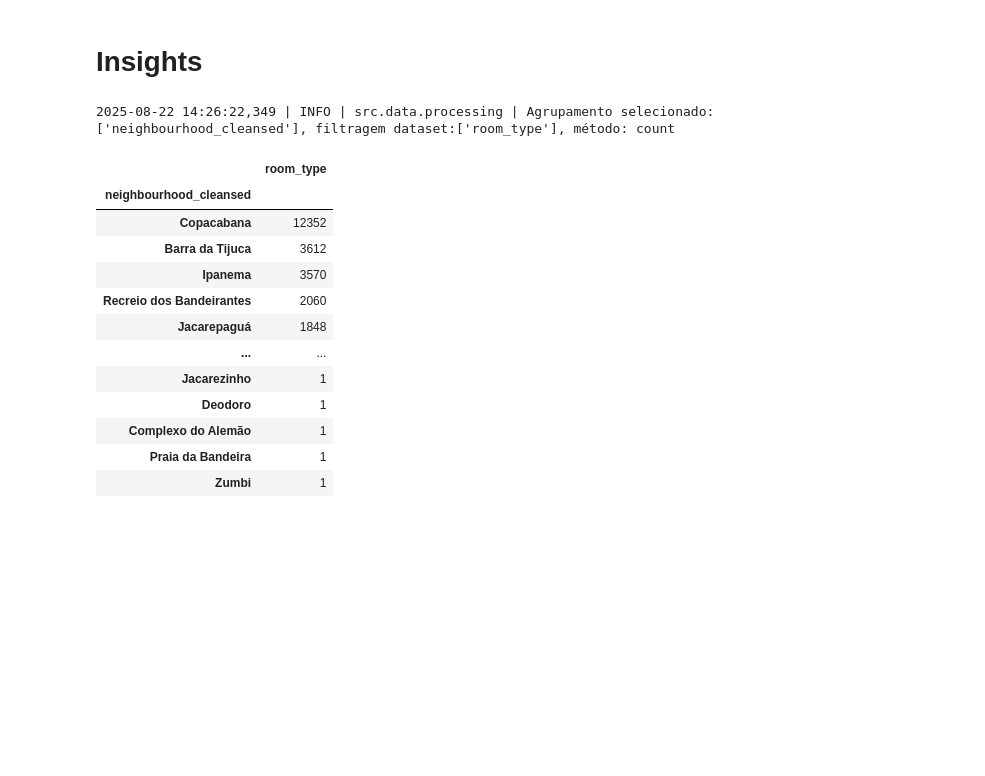
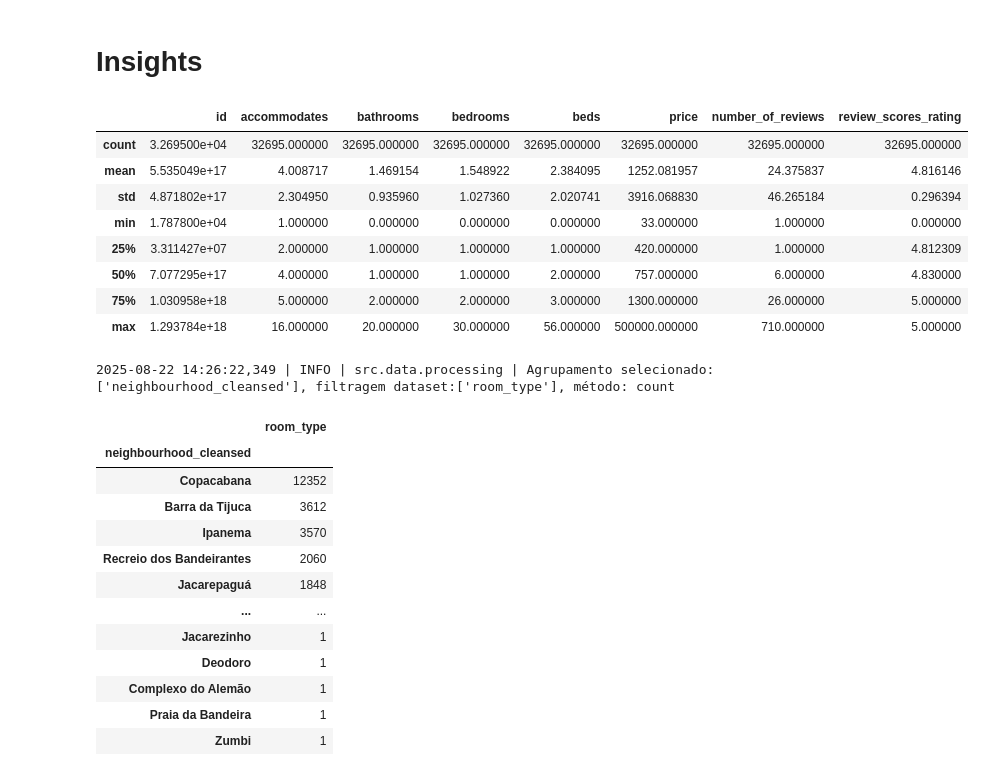
Before and after one commit to ederray/projetos_dnc, a Jupyter notebook: desafio5_data_wrangling/notebooks/eda.ipynb, the cells around one changed output. Saved outputs shown, nothing was run; the diff lists cells and outputs as text; code cells hidden in the pictures; blank space fills up the shorter version.

```diff
--- a/desafio5_data_wrangling/notebooks/eda.ipynb
+++ b/desafio5_data_wrangling/notebooks/eda.ipynb
@@ -544,3 +599,16 @@ Tratamento de outliers
+# %%
+# análise descritiva dos dados
+tbl_anuncios.describe()
+# %% [output]
+|  | id | accommodates | bathrooms | bedrooms | beds | price | number_of_reviews | review_scores_rating |
+| count | 3.269500e+04 | 32695.000000 | 32695.000000 | 32695.000000 | 32695.000000 | 32695.000000 | 32695.000000 | 32695.000000 |
+| mean | 5.535049e+17 | 4.008717 | 1.469154 | 1.548922 | 2.384095 | 1252.081957 | 24.375837 | 4.816146 |
+| std | 4.871802e+17 | 2.304950 | 0.935960 | 1.027360 | 2.020741 | 3916.068830 | 46.265184 | 0.296394 |
+| min | 1.787800e+04 | 1.000000 | 0.000000 | 0.000000 | 0.000000 | 33.000000 | 1.000000 | 0.000000 |
+| 25% | 3.311427e+07 | 2.000000 | 1.000000 | 1.000000 | 1.000000 | 420.000000 | 1.000000 | 4.812309 |
+| 50% | 7.077295e+17 | 4.000000 | 1.000000 | 1.000000 | 2.000000 | 757.000000 | 6.000000 | 4.830000 |
+| 75% | 1.030958e+18 | 5.000000 | 2.000000 | 2.000000 | 3.000000 | 1300.000000 | 26.000000 | 5.000000 |
+| max | 1.293784e+18 | 16.000000 | 20.000000 | 30.000000 | 56.000000 | 500000.000000 | 710.000000 | 5.000000 |
 # %%
 # quantidade de acomodações por bairro
 qtde_acomodacao_por_bairro = agrupar_dados(df=listings, cols_agrup=['neighbourhood_cleansed'],cols_filter=['room_type'],agr='count')
```
Also changed, not shown: parts of 25 cells of this notebook, 4 other files.
